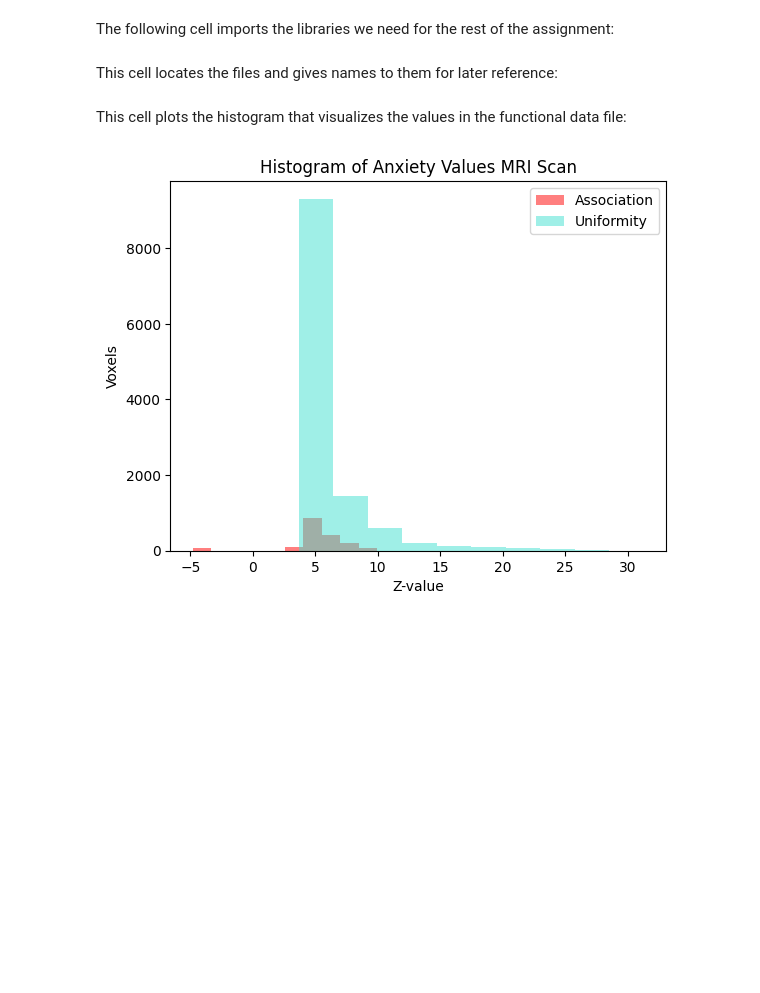
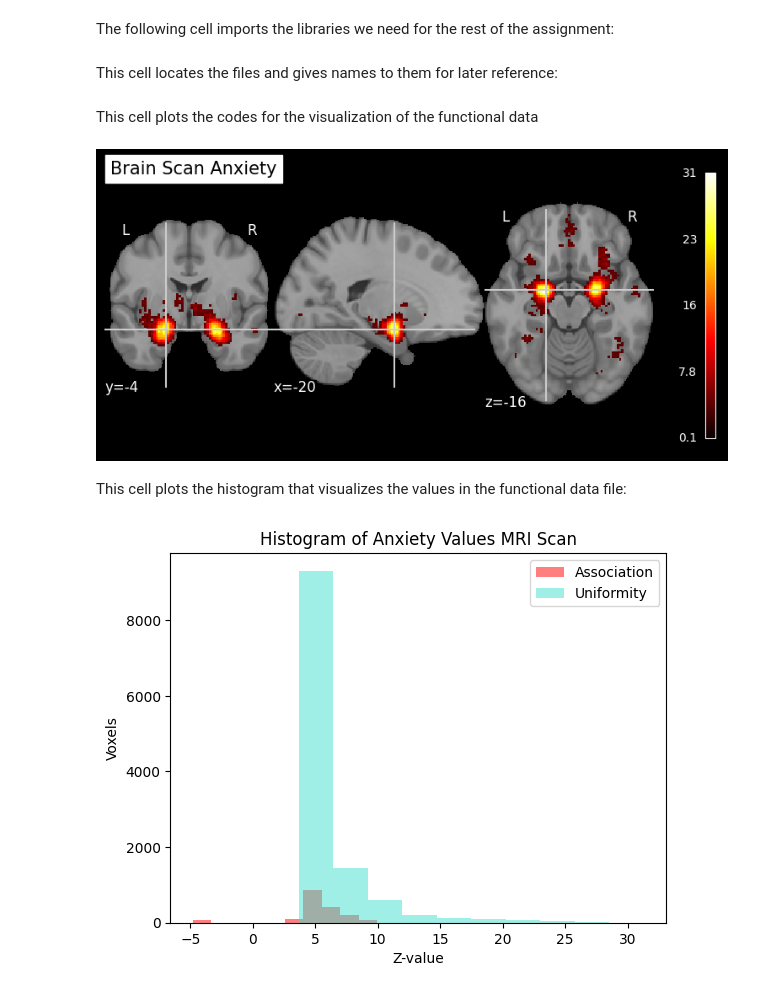
Before and after one commit to heddapilgaard/Programming-VU, a Jupyter notebook: home_assignment.ipynb, the cells around one changed output. Saved outputs shown, nothing was run; the diff lists cells and outputs as text; code cells hidden in the pictures; blank space fills up the shorter version.

```diff
--- a/home_assignment.ipynb
+++ b/home_assignment.ipynb
@@ -36,6 +36,34 @@ funct_file =  'anxiety_uniformity-test_z_FDR_0.01.nii'
 
 anat_img = nib.load(anat_file)
 funct_img = nib.load(funct_file)
+# %% [markdown]
+This cell plots the codes for the visualization of the functional data
+# %%
+
+mni_template = datasets.load_mni152_template()
+
+folder = '/Users/heddapilgaard/Downloads/Programming class 2025/Programming-VU'
+
+anat_file = 'anxiety_association-test_z_FDR_0.01.nii'
+funct_file = 'anxiety_uniformity-test_z_FDR_0.01.nii'
+
+funct_img = nib.load(funct_file)
+
+#plotting the anatomical heat map:
+
+plotting.plot_stat_map(
+    stat_map_img=funct_img,
+    bg_img=mni_template,
+    title="Brain Scan Anxiety",
+    cmap='hot',
+    threshold=0.1,
+    cut_coords=(-20, -4, -16),
+    display_mode='ortho'
+)
+
+plotting.show()
+# %% [output]
+[figure, added]
 # %% [markdown]
 This cell plots the histogram that visualizes the values in the functional data file:
 # %%
```
Also changed, not shown: parts of 1 cell of this notebook.
